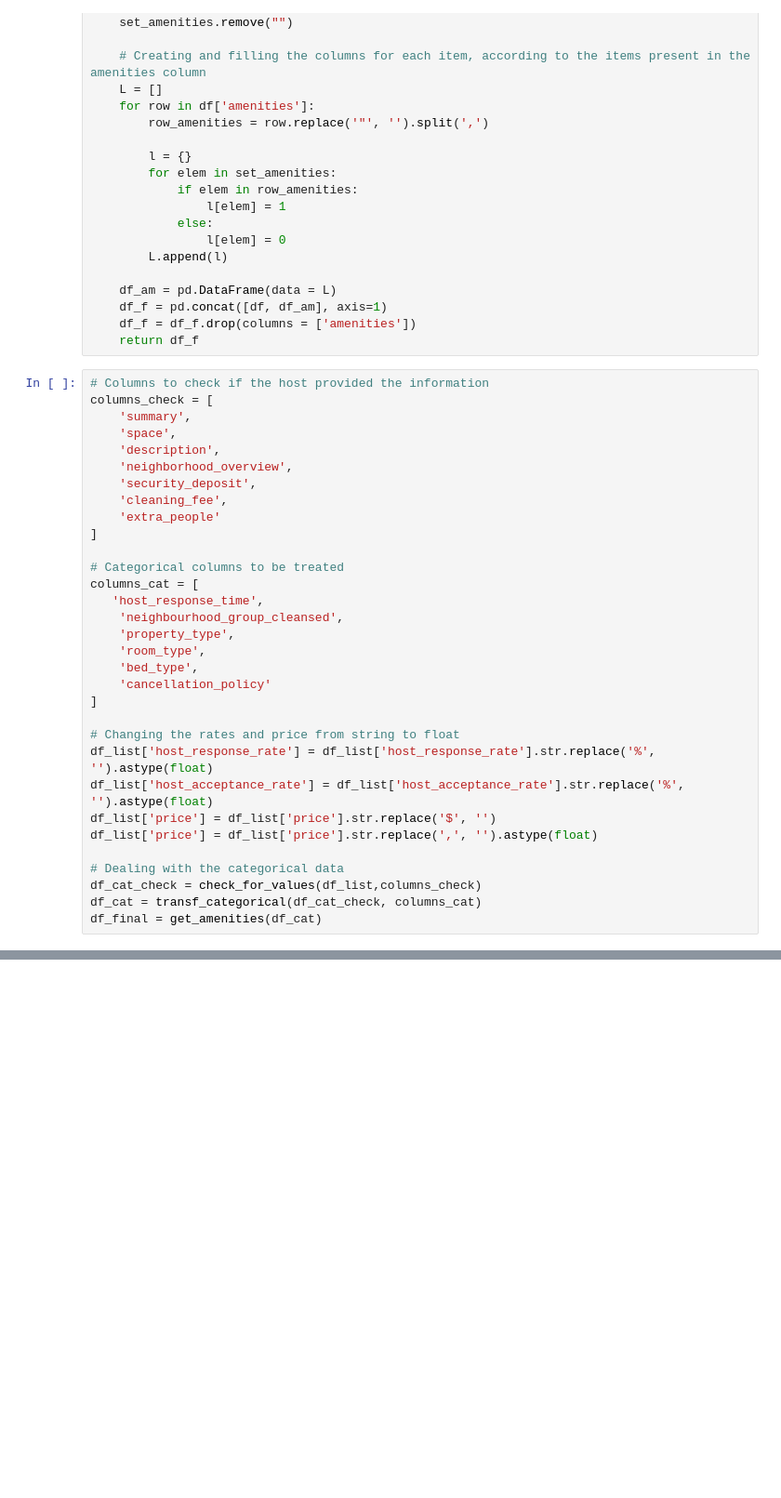
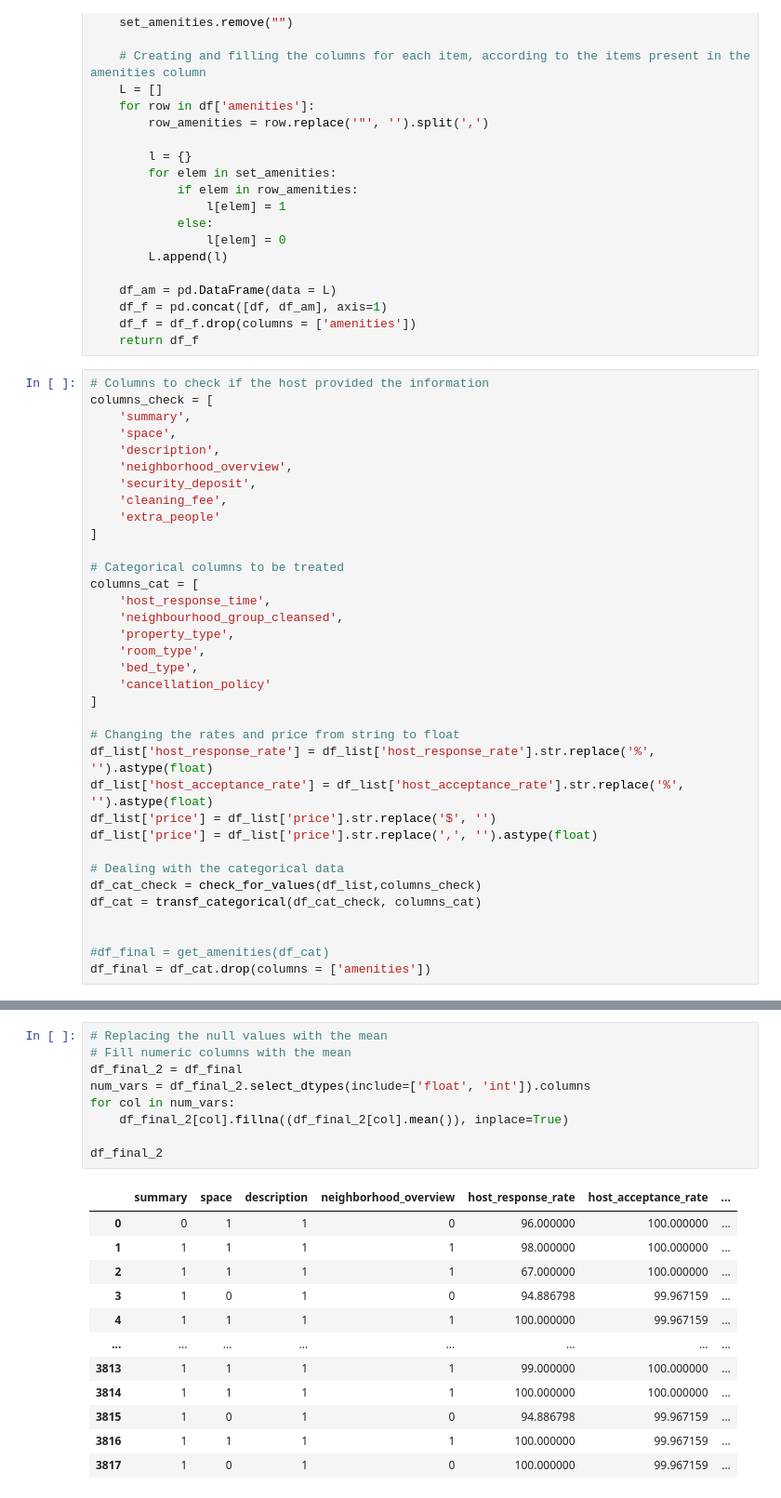
Before and after one commit to alerlemos/DataScienceNanoDegree_Udacity, a Jupyter notebook: Project 1 - Writing a Data Scientist Blog Post/Project 1 - Airbnb Analysis.ipynb, the cells around one changed output, grey strips where cells are left out. Shown at 93% size. Drawn from its saved outputs; the diff is of its cells as text; blank space fills up the shorter version.

```diff
--- a/Project 1 - Writing a Data Scientist Blog Post/Project 1 - Airbnb Analysis.ipynb
+++ b/Project 1 - Writing a Data Scientist Blog Post/Project 1 - Airbnb Analysis.ipynb
@@ -296,7 +370,7 @@ columns_check = [
 
 # Categorical columns to be treated
 columns_cat = [
-   'host_response_time',
+    'host_response_time',
     'neighbourhood_group_cleansed',
     'property_type',
     'room_type',
@@ -313,4 +387,7 @@ df_list['price'] = df_list['price'].str.replace(',', '').astype(float)
 # Dealing with the categorical data
 df_cat_check = check_for_values(df_list,columns_check)
 df_cat = transf_categorical(df_cat_check, columns_cat)
-df_final = get_amenities(df_cat)
+
+
+#df_final = get_amenities(df_cat)
+df_final = df_cat.drop(columns = ['amenities'])
@@ -336,0 +416,22 @@ df_final.dropna()
+# %%
+# Replacing the null values with the mean
+# Fill numeric columns with the mean
+df_final_2 = df_final
+num_vars = df_final_2.select_dtypes(include=['float', 'int']).columns
+for col in num_vars:
+    df_final_2[col].fillna((df_final_2[col].mean()), inplace=True)
+
+df_final_2
+# %% [output]
+|  | summary | space | description | neighborhood_overview | host_response_rate | host_acceptance_rate | ... |
+| 0 | 0 | 1 | 1 | 0 | 96.000000 | 100.000000 | ... |
+| 1 | 1 | 1 | 1 | 1 | 98.000000 | 100.000000 | ... |
+| 2 | 1 | 1 | 1 | 1 | 67.000000 | 100.000000 | ... |
+| 3 | 1 | 0 | 1 | 0 | 94.886798 | 99.967159 | ... |
+| 4 | 1 | 1 | 1 | 1 | 100.000000 | 99.967159 | ... |
+| ... | ... | ... | ... | ... | ... | ... | ... |
+| 3813 | 1 | 1 | 1 | 1 | 99.000000 | 100.000000 | ... |
+| 3814 | 1 | 1 | 1 | 1 | 100.000000 | 100.000000 | ... |
+| 3815 | 1 | 0 | 1 | 0 | 94.886798 | 99.967159 | ... |
+| 3816 | 1 | 1 | 1 | 1 | 100.000000 | 99.967159 | ... |
+| 3817 | 1 | 0 | 1 | 0 | 100.000000 | 99.967159 | ... |
```
Also changed, not shown: parts of 22 cells of this notebook.
